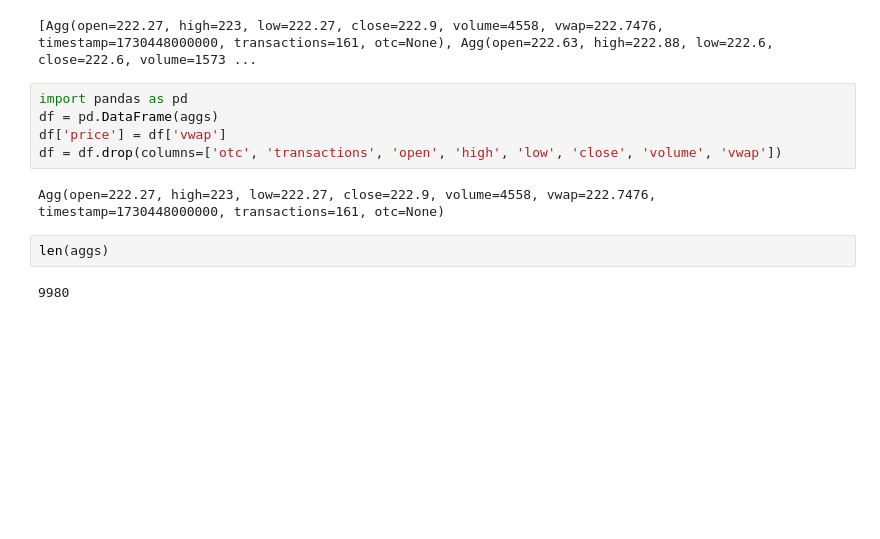
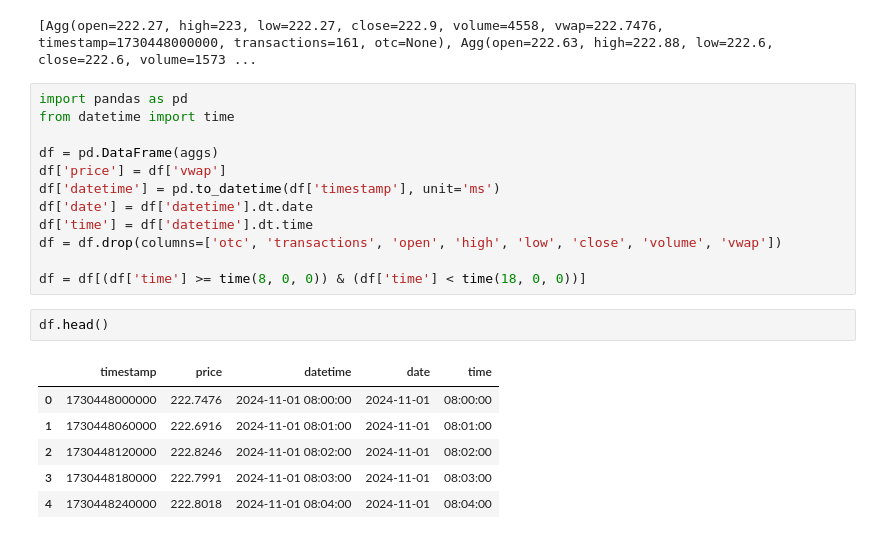
Before and after one commit to serhiimytsyk/CloudComputing, a Jupyter notebook: Untitled.ipynb, the cells around one changed output. Cells and saved outputs as stored; diff of their text form; blank space fills up the shorter version.

```diff
--- a/Untitled.ipynb
+++ b/Untitled.ipynb
@@ -264,12 +264,22 @@ print(aggs)
 [Agg(open=222.27, high=223, low=222.27, close=222.9, volume=4558, vwap=222.7476, timestamp=1730448000000, transactions=161, otc=None), Agg(open=222.63, high=222.88, low=222.6, close=222.6, volume=1573 ...
 # %%
 import pandas as pd
+from datetime import time
+
 df = pd.DataFrame(aggs)
 df['price'] = df['vwap']
+df['datetime'] = pd.to_datetime(df['timestamp'], unit='ms')
+df['date'] = df['datetime'].dt.date
+df['time'] = df['datetime'].dt.time
 df = df.drop(columns=['otc', 'transactions', 'open', 'high', 'low', 'close', 'volume', 'vwap'])
+
+df = df[(df['time'] >= time(8, 0, 0)) & (df['time'] < time(18, 0, 0))]
-# %% [output]
-Agg(open=222.27, high=223, low=222.27, close=222.9, volume=4558, vwap=222.7476, timestamp=1730448000000, transactions=161, otc=None)
 # %%
-len(aggs)
+df.head()
 # %% [output]
-9980
+|  | timestamp | price | datetime | date | time |
+| 0 | 1730448000000 | 222.7476 | 2024-11-01 08:00:00 | 2024-11-01 | 08:00:00 |
+| 1 | 1730448060000 | 222.6916 | 2024-11-01 08:01:00 | 2024-11-01 | 08:01:00 |
+| 2 | 1730448120000 | 222.8246 | 2024-11-01 08:02:00 | 2024-11-01 | 08:02:00 |
+| 3 | 1730448180000 | 222.7991 | 2024-11-01 08:03:00 | 2024-11-01 | 08:03:00 |
+| 4 | 1730448240000 | 222.8018 | 2024-11-01 08:04:00 | 2024-11-01 | 08:04:00 |
```
Also changed, not shown: parts of 4 cells of this notebook.
